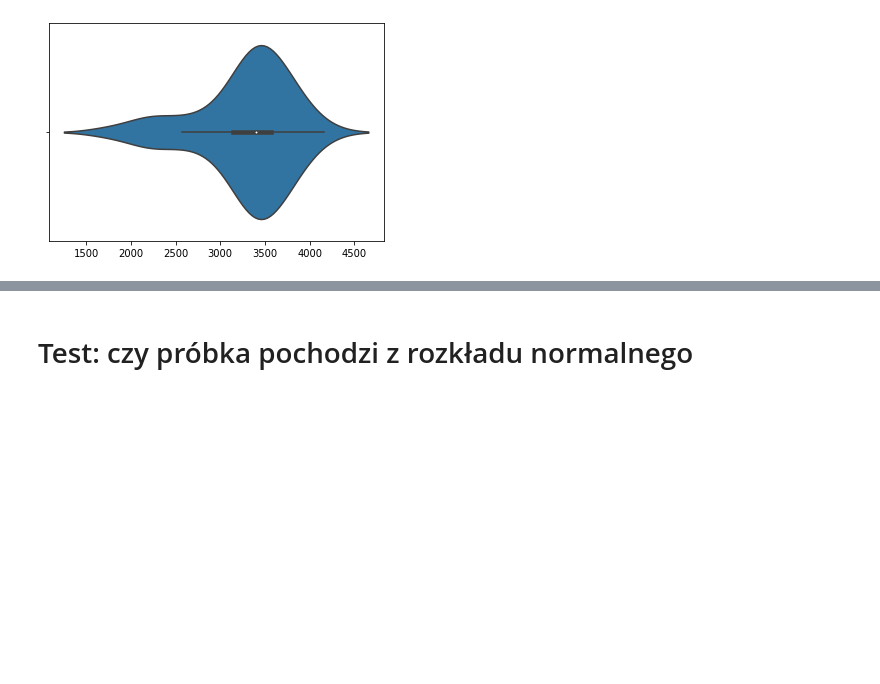
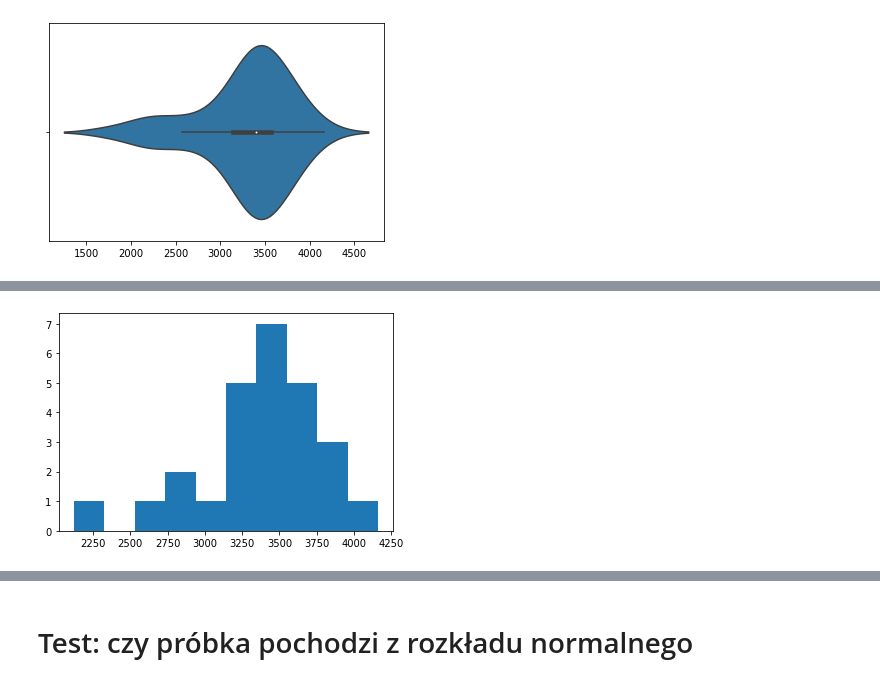
Before and after one commit to rafalkobiela/ages_statystyka1_26_09, a Jupyter notebook: 1_prezentacja danych.ipynb, the cells around one changed output, grey strips where cells are left out. Cells and saved outputs as stored; diff of their text form; code cells hidden in the pictures; blank space fills up the shorter version.

```diff
--- a/1_prezentacja danych.ipynb
+++ b/1_prezentacja danych.ipynb
@@ -142,0 +173,11 @@ Proszę podzielić próbkę na dwie grupy ze względu na płeć (kolumna ``sex''
+# %%
+# male histogram
+data_m = data[data.sex == 2]
+data_f = data[data.sex == 1]
+
+x=data_m.Weight.values
+
+plt.hist(x, bins=10)
+plt.show()
+# %% [output]
+[figure, added]
```
Also changed, not shown: parts of 14 cells of this notebook, 1 other file.
